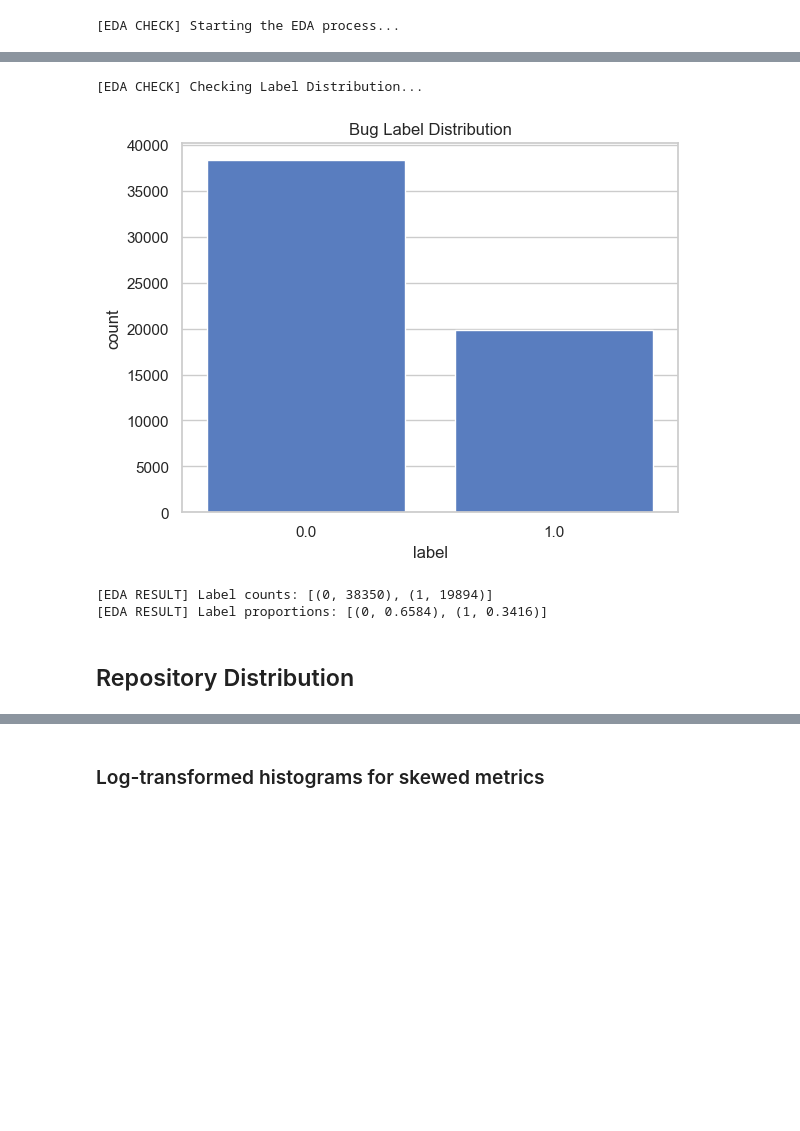
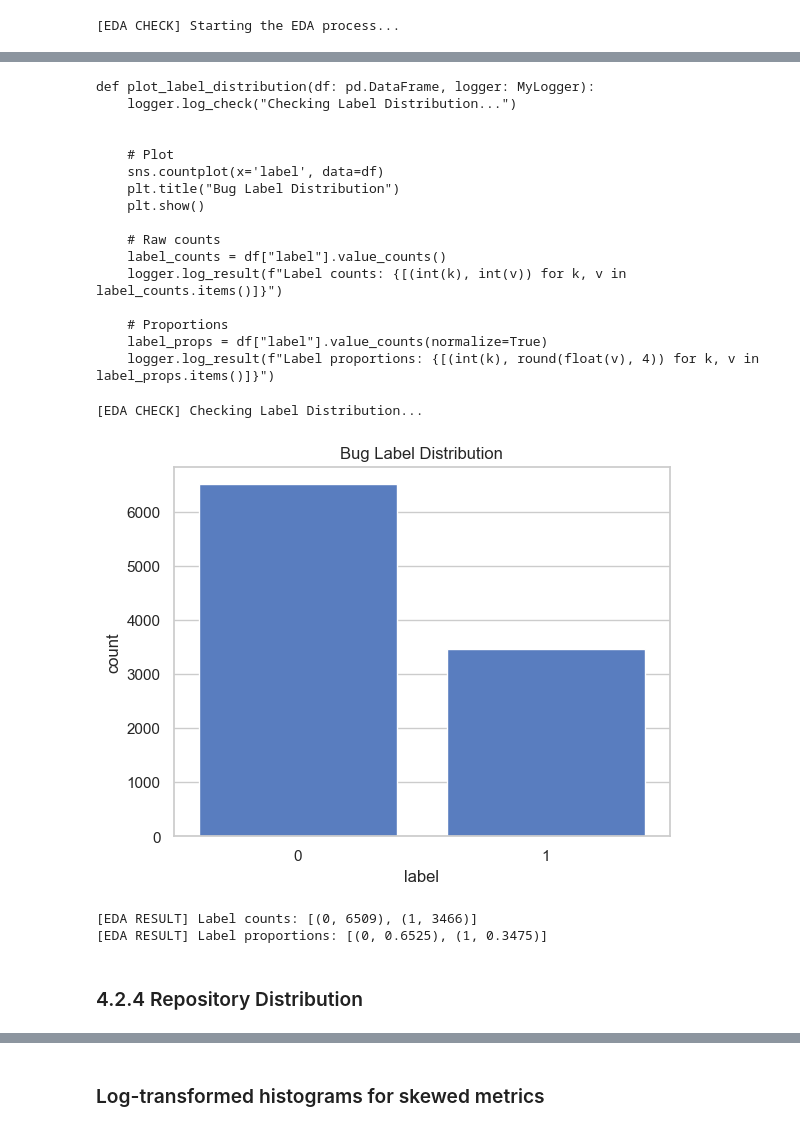
Before and after one commit to FilipMojto/DP_Thesis, a Jupyter notebook: notebooks/04-EDA.ipynb, the cells around one changed output, grey strips where cells are left out. Saved outputs shown, nothing was run; the diff lists cells and outputs as text; code cells hidden in the pictures; blank space fills up the shorter version.

```diff
--- a/notebooks/04-EDA.ipynb
+++ b/notebooks/04-EDA.ipynb
@@ -70,18 +72,18 @@ sns.set_theme(style="whitegrid", context="notebook", palette="muted")
 # %%
-from src_code.versioning import VersionedFileManager
+# from src_code.versioning import VersionedFileManager
 
-train_df_versioner = VersionedFileManager(file_path=PROCESSED_DATA_DIR / "train_engineered.feather")
-train_df = dutls.load_df(df_file_path=train_df_versioner.current_newest, logger=logger)
+# train_df_versioner = VersionedFileManager(file_path=PROCESSED_DATA_DIR / "train_engineered.feather", logger=logger)
+# train_df = dutls.load_df(df_file_path=train_df_versioner.current_newest, logger=logger)
 
-val_df_versioner = VersionedFileManager(file_path=PROCESSED_DATA_DIR / "val_engineered.feather")
-val_df = dutls.load_df(df_file_path=val_df_versioner.current_newest, logger=logger)
+# val_df_versioner = VersionedFileManager(file_path=PROCESSED_DATA_DIR / "val_engineered.feather", logger=logger)
+# val_df = dutls.load_df(df_file_path=val_df_versioner.current_newest, logger=logger)
 
-test_df_versioner = VersionedFileManager(file_path=PROCESSED_DATA_DIR / "test_engineered.feather")
-test_df = dutls.load_df(df_file_path=test_df_versioner.current_newest, logger=logger)
+# test_df_versioner = VersionedFileManager(file_path=PROCESSED_DATA_DIR / "test_engineered.feather", logger=logger)
+# test_df = dutls.load_df(df_file_path=test_df_versioner.current_newest, logger=logger)
 
-dfs = [train_df, val_df, test_df]
+# dfs = [train_df, val_df, test_df]
 
-for df in dfs:
-    # Calculate binary target's (label) proportion
-    val_label_proportions = df['label'].value_counts(normalize=True).sort_index()
-    logger.log_result(f"Validation label proportions: {[(int(k), round(float(v), 4)) for k, v in val_label_proportions.items()]}")
+# for df_local in dfs:
+#     # Calculate binary target's (label) proportion
+#     val_label_proportions = df_local['label'].value_counts(normalize=True).sort_index()
+#     logger.log_result(f"Label proportions for df: {[(int(k), round(float(v), 4)) for k, v in val_label_proportions.items()]}")
@@ -175,23 +222,46 @@ logger.log_result(f"Missing values (only non-zero): {missing_list}", print_to_co
 # %%
-logger.log_check("Checking Label Distribution...")
+# logger.log_check("Checking Label Distribution...")
 
 
-# Plot
-sns.countplot(x='label', data=df)
-plt.title("Bug Label Distribution")
-plt.show()
+# # Plot
+# sns.countplot(x='label', data=df)
+# plt.title("Bug Label Distribution")
+# plt.show()
 
-# Raw counts
-label_counts = df["label"].value_counts()
-logger.log_result(f"Label counts: {[(int(k), int(v)) for k, v in label_counts.items()]}")
+# # Raw counts
+# label_counts = df["label"].value_counts()
+# logger.log_result(f"Label counts: {[(int(k), int(v)) for k, v in label_counts.items()]}")
 
-# Proportions
-label_props = df["label"].value_counts(normalize=True)
-logger.log_result(f"Label proportions: {[(int(k), round(float(v), 4)) for k, v in label_props.items()]}")
+# # Proportions
+# label_props = df["label"].value_counts(normalize=True)
+# logger.log_result(f"Label proportions: {[(int(k), round(float(v), 4)) for k, v in label_props.items()]}")
+from src_code.ml_pipeline.EDA.plots import plot_label_distribution
+
+
+display_func(plot_label_distribution)
 # %% [output]
-[EDA CHECK] Checking Label Distribution...
+def plot_label_distribution(df: pd.DataFrame, logger: MyLogger):
+    logger.log_check("Checking Label Distribution...")
+
+
+    # Plot
+    sns.countplot(x='label', data=df)
+    plt.title("Bug Label Distribution")
+    plt.show()
+
+    # Raw counts
+    label_counts = df["label"].value_counts()
+    logger.log_result(f"Label counts: {[(int(k), int(v)) for k, v in label_counts.items()]}")
+
+    # Proportions
+    label_props = df["label"].value_counts(normalize=True)
+    logger.log_result(f"Label proportions: {[(int(k), round(float(v), 4)) for k, v in label_props.items()]}")
-[figure, removed]
-[EDA RESULT] Label counts: [(0, 38350), (1, 19894)]
-[EDA RESULT] Label proportions: [(0, 0.6584), (1, 0.3416)]
+# %%
+plot_label_distribution(df, logger=logger)
+# %% [output]
+[EDA CHECK] Checking Label Distribution...
+[figure, added]
+[EDA RESULT] Label counts: [(0, 6509), (1, 3466)]
+[EDA RESULT] Label proportions: [(0, 0.6525), (1, 0.3475)]
 # %% [markdown]
-## Repository Distribution
+### 4.2.4 Repository Distribution
```
Also changed, not shown: parts of 49 cells of this notebook, 25 other files.
